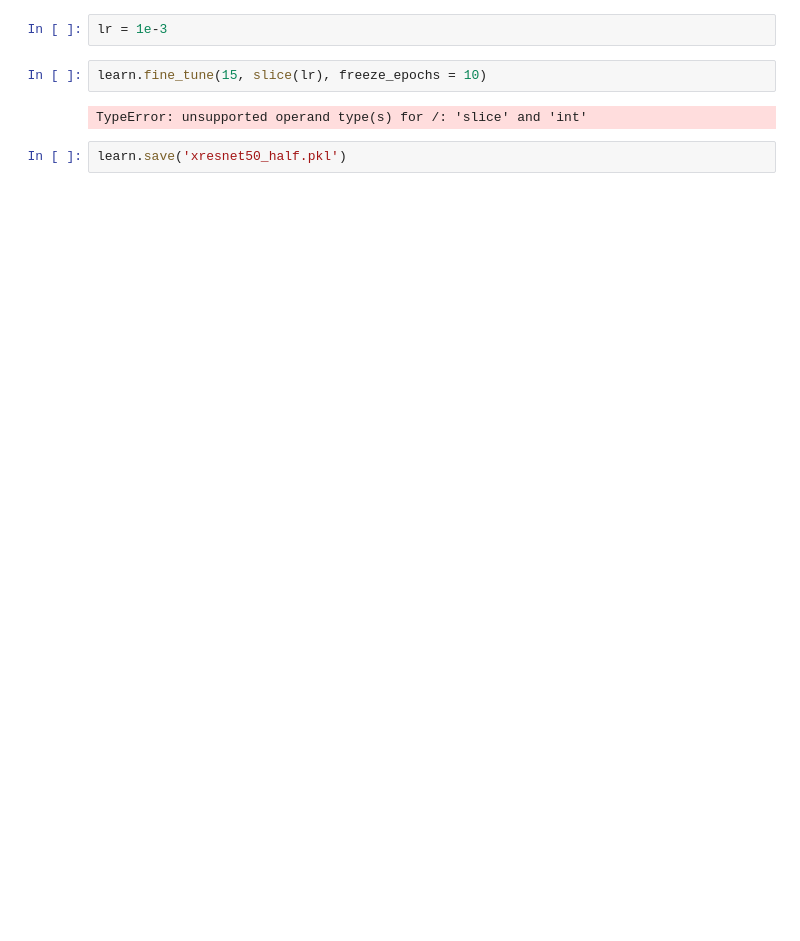
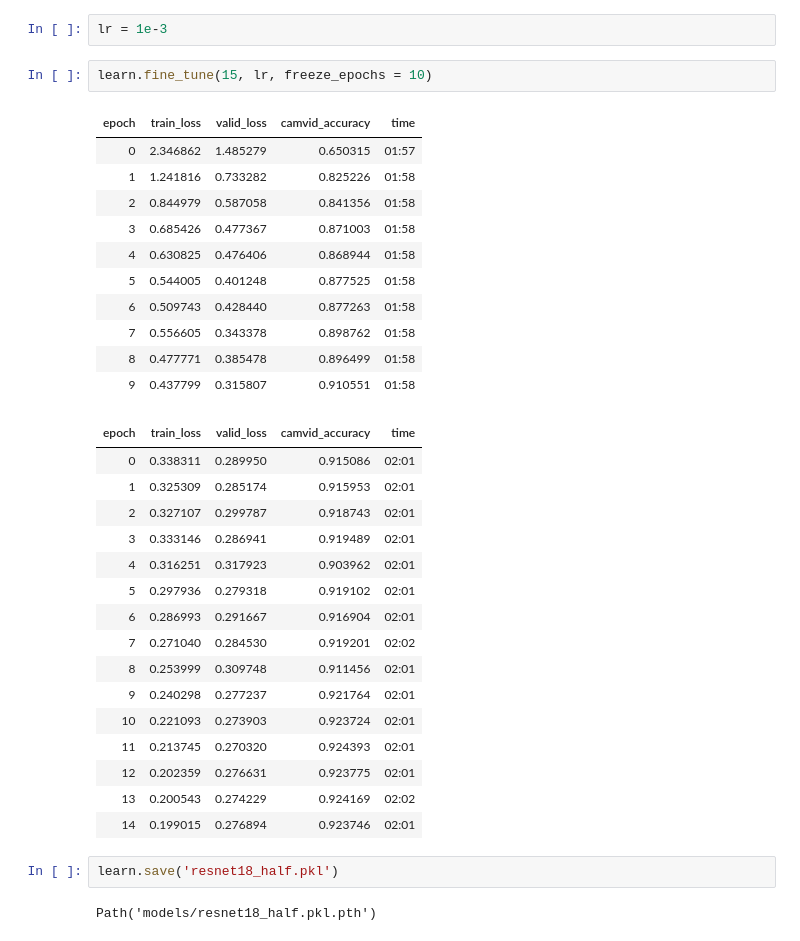
Before and after one commit to AIDA-UIUC/ai_workshops, a Jupyter notebook: 03_semantic_segmentation.ipynb, the cells around one changed output. Drawn from its saved outputs; the diff is of its cells as text; blank space fills up the shorter version.

```diff
--- a/03_semantic_segmentation.ipynb
+++ b/03_semantic_segmentation.ipynb
@@ -180,10 +202,38 @@ SuggestedLRs(lr_min=0.0007585775572806596, lr_steep=0.001737800776027143)
 # %%
 lr = 1e-3
 # %%
-learn.fine_tune(15, slice(lr), freeze_epochs = 10)
+learn.fine_tune(15, lr, freeze_epochs = 10)
 # %% [output]
-TypeError: unsupported operand type(s) for /: 'slice' and 'int'
+| epoch | train_loss | valid_loss | camvid_accuracy | time |
+| 0 | 2.346862 | 1.485279 | 0.650315 | 01:57 |
+| 1 | 1.241816 | 0.733282 | 0.825226 | 01:58 |
+| 2 | 0.844979 | 0.587058 | 0.841356 | 01:58 |
+| 3 | 0.685426 | 0.477367 | 0.871003 | 01:58 |
+| 4 | 0.630825 | 0.476406 | 0.868944 | 01:58 |
+| 5 | 0.544005 | 0.401248 | 0.877525 | 01:58 |
+| 6 | 0.509743 | 0.428440 | 0.877263 | 01:58 |
+| 7 | 0.556605 | 0.343378 | 0.898762 | 01:58 |
+| 8 | 0.477771 | 0.385478 | 0.896499 | 01:58 |
+| 9 | 0.437799 | 0.315807 | 0.910551 | 01:58 |
+| epoch | train_loss | valid_loss | camvid_accuracy | time |
+| 0 | 0.338311 | 0.289950 | 0.915086 | 02:01 |
+| 1 | 0.325309 | 0.285174 | 0.915953 | 02:01 |
+| 2 | 0.327107 | 0.299787 | 0.918743 | 02:01 |
+| 3 | 0.333146 | 0.286941 | 0.919489 | 02:01 |
+| 4 | 0.316251 | 0.317923 | 0.903962 | 02:01 |
+| 5 | 0.297936 | 0.279318 | 0.919102 | 02:01 |
+| 6 | 0.286993 | 0.291667 | 0.916904 | 02:01 |
+| 7 | 0.271040 | 0.284530 | 0.919201 | 02:02 |
+| 8 | 0.253999 | 0.309748 | 0.911456 | 02:01 |
+| 9 | 0.240298 | 0.277237 | 0.921764 | 02:01 |
+| 10 | 0.221093 | 0.273903 | 0.923724 | 02:01 |
+| 11 | 0.213745 | 0.270320 | 0.924393 | 02:01 |
+| 12 | 0.202359 | 0.276631 | 0.923775 | 02:01 |
+| 13 | 0.200543 | 0.274229 | 0.924169 | 02:02 |
+| 14 | 0.199015 | 0.276894 | 0.923746 | 02:01 |
 # %%
-learn.save('xresnet50_half.pkl')
+learn.save('resnet18_half.pkl')
+# %% [output]
+Path('models/resnet18_half.pkl.pth')
 # %%
 learn.show_results(figsize=(20,8))
```
Also changed, not shown: parts of 34 cells of this notebook, 9 other files.
